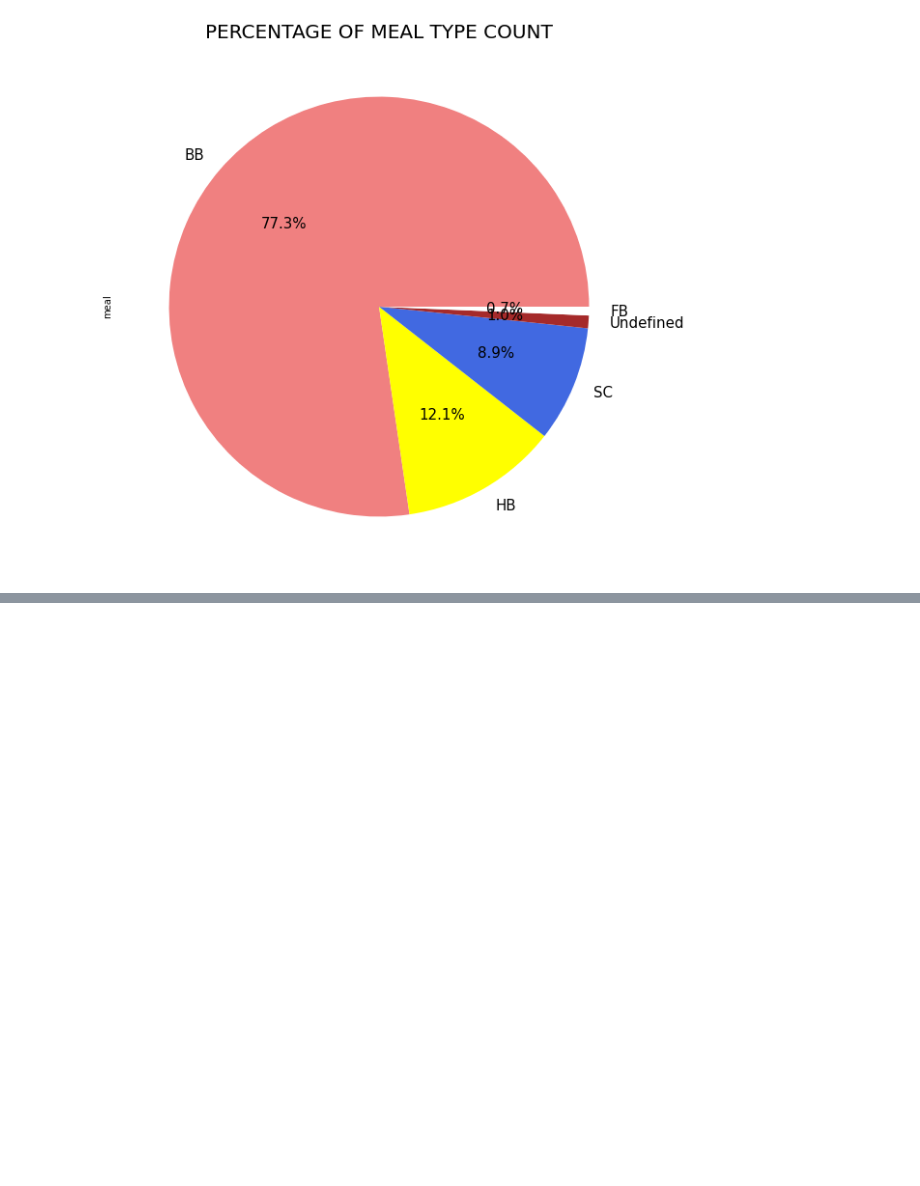
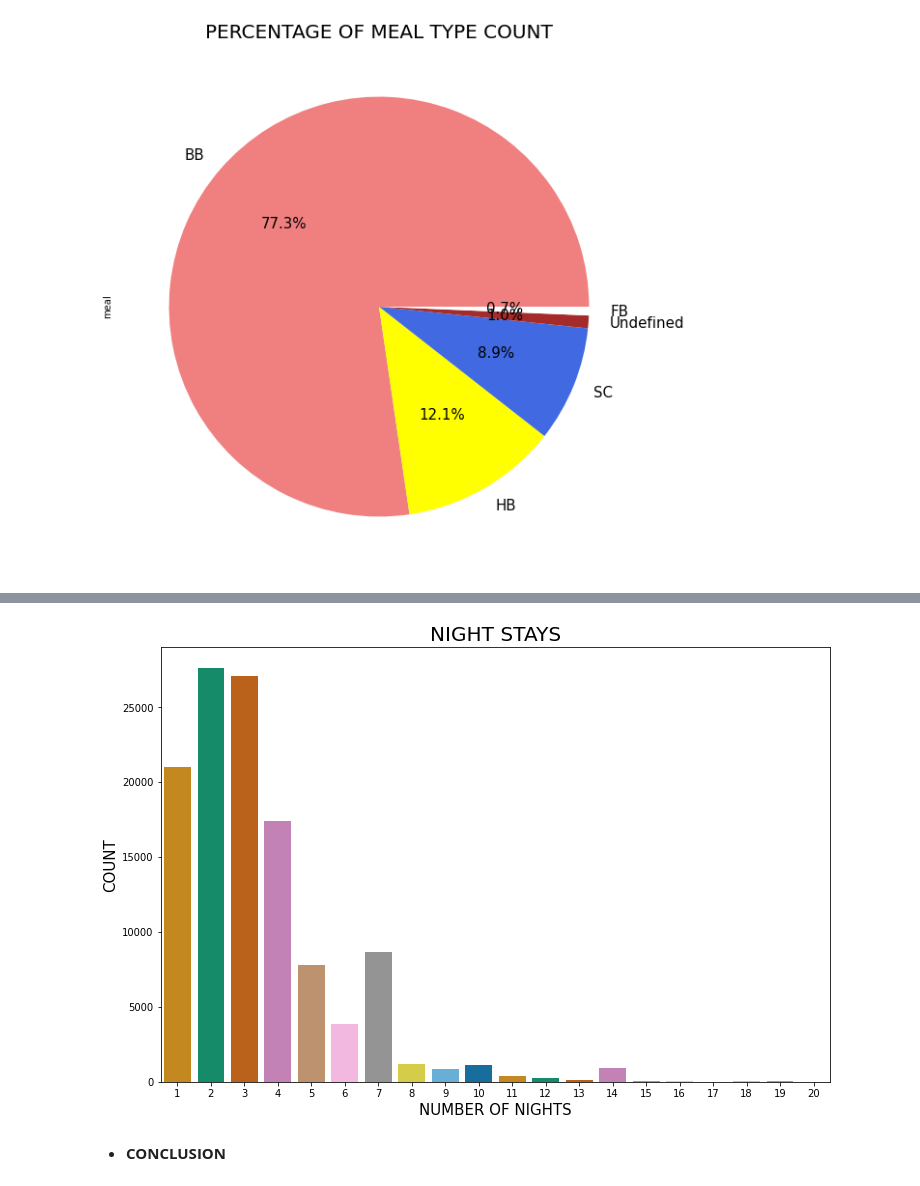
Before and after one commit to Arka1212/Hotel-Booking-Analysis, a Jupyter notebook: Hotel_Booking_Analysis_Capstone_Project.ipynb, the cells around one changed output, grey strips where cells are left out. Cells and saved outputs as stored; diff of their text form; code cells hidden in the pictures; blank space fills up the shorter version.

```diff
--- a/Hotel_Booking_Analysis_Capstone_Project.ipynb
+++ b/Hotel_Booking_Analysis_Capstone_Project.ipynb
@@ -639,0 +677,15 @@ Name: required_car_parking_spaces, dtype: int64
+# %%
+# Visualisation of night stay data till 20 nights.
+plt.figure(figsize=(12,8))
+sns.countplot(x=new_hotel_df['total_night_stays'],palette = 'colorblind')
+plt.xlim(0.5,20.5)
+plt.title('NIGHT STAYS',fontsize=20)
+plt.xlabel('NUMBER OF NIGHTS', fontsize=15)
+plt.ylabel('COUNT', fontsize=15)
+plt.show()
+
+# Most preffered number of night stays by the guest are 1,2,3,4,5 & 7.
+# %% [output]
+[figure, added]
+# %% [markdown]
+* **CONCLUSION**
```
Also changed, not shown: parts of 7 cells of this notebook.
